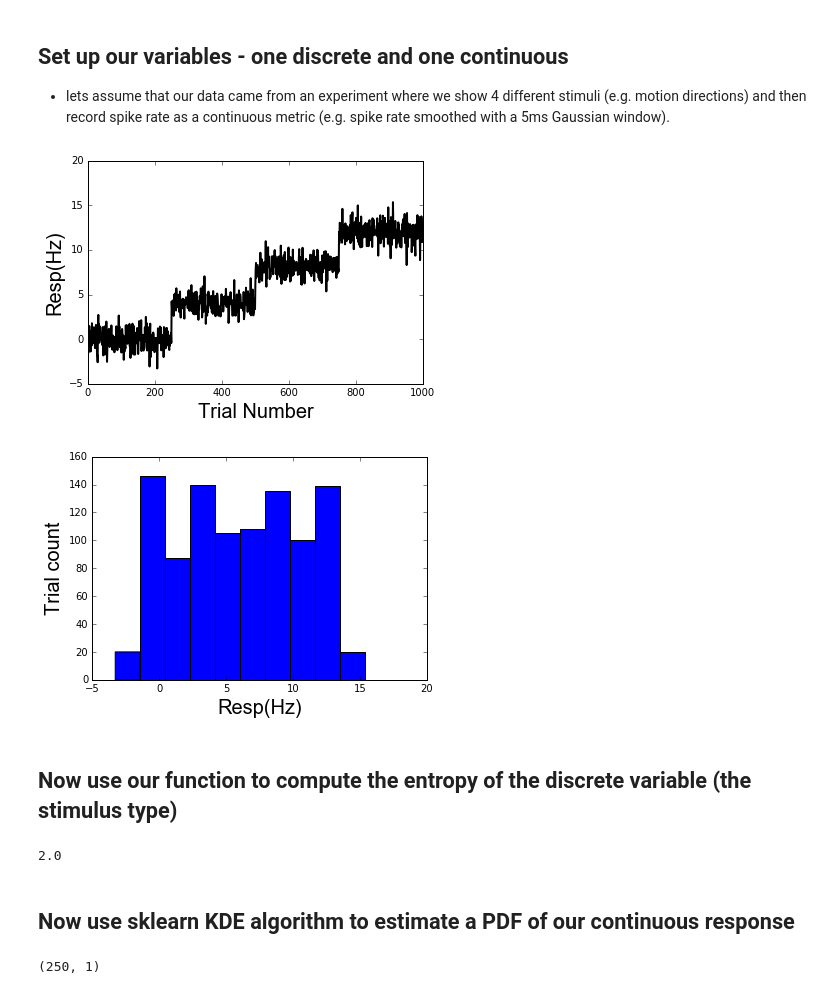
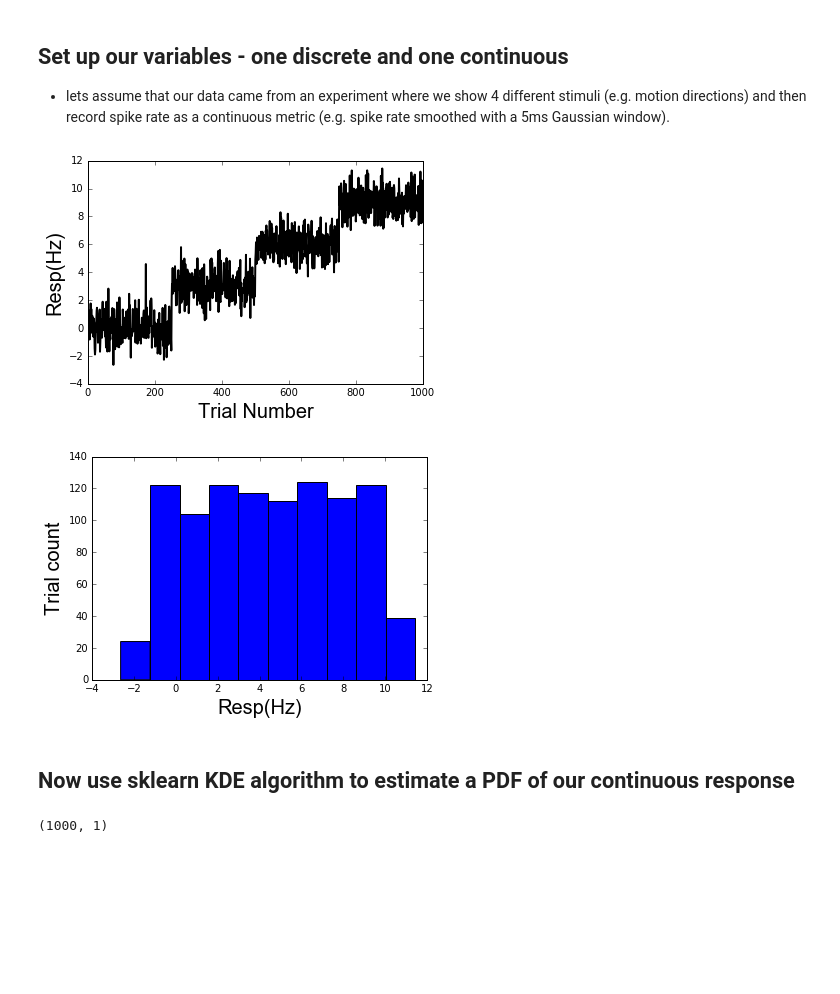
Before and after one commit to TimCSheehan/dev, a Jupyter notebook: Tutorial_070_MutualInformation.ipynb, the cells around one changed output. Cells and saved outputs as stored; diff of their text form; code cells hidden in the pictures; blank space fills up the shorter version.

```diff
--- a/Tutorial_070_MutualInformation.ipynb
+++ b/Tutorial_070_MutualInformation.ipynb
@@ -376,40 +363,32 @@ from sklearn.neighbors import KernelDensity
 # %%
 # number of trials in our experiment
 N = 1000
 
 # Generate a list of stims
 num_stims = 4
 stims = np.repeat(np.arange(4), N/num_stims) # div by num_stims to keep output length constant
 
 # Now generate our list of continuous spike rates in response to each stimulus
 # Set it up so that there is a differential response to each of the 4 stims (i.e. MI>0)
-scale_factor = 4 # how much response to each stim differs
+scale_factor = 3 # how much response to each stim differs
 resp=[]
 for i in np.arange(num_stims):
     resp = np.hstack((resp, np.random.randn(int(N/num_stims))+(i*scale_factor)))
 
 plt.plot(np.arange(N), resp, 'k', linewidth=2)
 plt.xlabel('Trial Number', **fig_font)
 plt.ylabel('Resp(Hz)', **fig_font)
 plt.show()
 
 # also show as a histogram to get a feel for the distribution
 num_bins = 10 # change this! you'll get a feel for why using histograms for estimating PDFs is tricky
 plt.hist(resp, bins=num_bins)
 plt.xlabel('Resp(Hz)', **fig_font)
 plt.ylabel('Trial count', **fig_font)
 plt.show()
 # %% [output]
-[figure, old version]
+[figure, new version]
-[figure, old version]
+[figure, new version]
-# %% [markdown]
-## Now use our function to compute the entropy of the discrete variable (the stimulus type)
-# %%
-# should be 2 because 4 possibilities that are equally likely
-Hx = entropy(x=stims)
-print(Hx)
-# %% [output]
-2.0
 # %% [markdown]
 ## Now use sklearn KDE algorithm to estimate a PDF of our continuous response
 # %%
@@ -420,8 +399,8 @@ min_resp = np.floor(np.min(resp))
 max_resp = np.ceil(np.max(resp))
 
 # then define the number of points that we want to eval the function over
-# I'll choose N/4 here - we can play with it later.
-num_points = int(N/4)
+# I'll choose N here
+num_points = N
 
 # then define the x_range
 x_range = np.linspace(min_resp, max_resp, num_points)
@@ -432,6 +411,6 @@ if len(x_range.shape):
 
 print(x_range.shape)
 # %% [output]
-(250, 1)
+(1000, 1)
 # %%
 # then lets call our KDE function and we'll just pick an arbitrary bandwidth for the kernel
```
Also changed, not shown: parts of 22 cells of this notebook.
